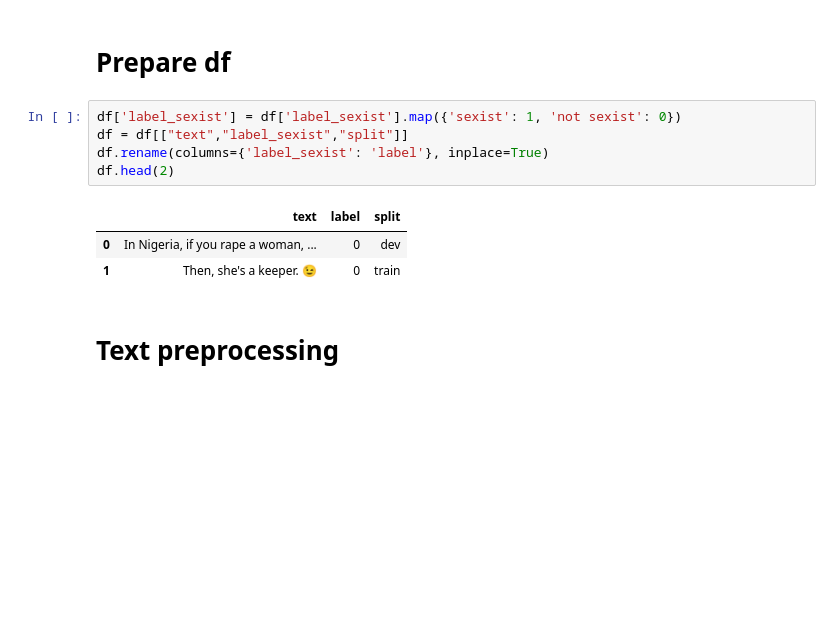
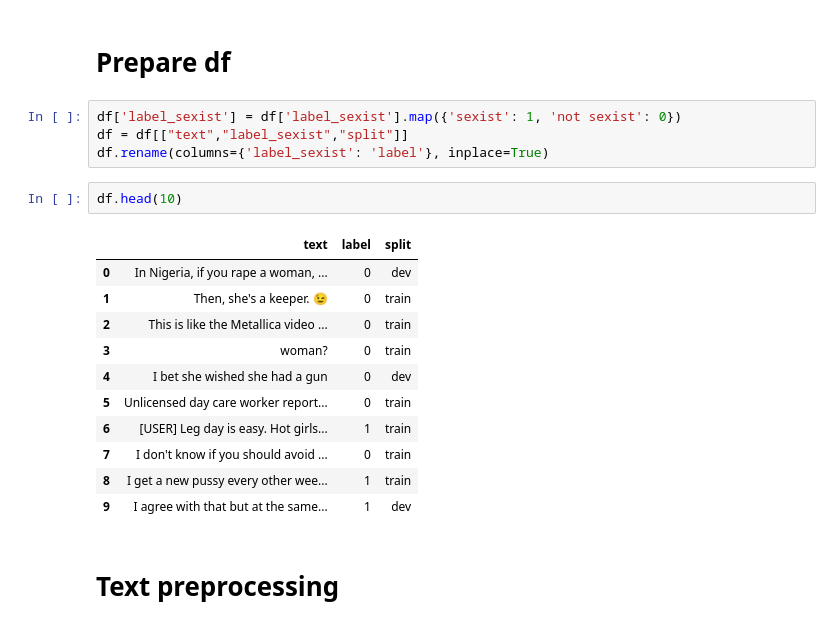
Before and after one commit to SvenGerloff/online_sexism_detection, a Jupyter notebook: milestone_1/00_data_preparation.ipynb, the cells around one changed output. Saved outputs shown, nothing was run; the diff lists cells and outputs as text; blank space fills up the shorter version.

```diff
--- a/milestone_1/00_data_preparation.ipynb
+++ b/milestone_1/00_data_preparation.ipynb
@@ -80,11 +97,20 @@ memory usage: 937.6+ KB
 df['label_sexist'] = df['label_sexist'].map({'sexist': 1, 'not sexist': 0})
 df = df[["text","label_sexist","split"]]
 df.rename(columns={'label_sexist': 'label'}, inplace=True)
-df.head(2)
-# %% [output]
-|  | text | label | split |
-| 0 | In Nigeria, if you rape a woman, ... | 0 | dev |
-| 1 | Then, she's a keeper. 😉 | 0 | train |
+# %%
+df.head(10)
+# %% [output]
+|  | text | label | split |
+| 0 | In Nigeria, if you rape a woman, ... | 0 | dev |
+| 1 | Then, she's a keeper. 😉 | 0 | train |
+| 2 | This is like the Metallica video ... | 0 | train |
+| 3 | woman? | 0 | train |
+| 4 | I bet she wished she had a gun | 0 | dev |
+| 5 | Unlicensed day care worker report... | 0 | train |
+| 6 | [USER] Leg day is easy. Hot girls... | 1 | train |
+| 7 | I don't know if you should avoid ... | 0 | train |
+| 8 | I get a new pussy every other wee... | 1 | train |
+| 9 | I agree with that but at the same... | 1 | dev |
 # %% [markdown]
 # Text preprocessing
 # %%
```
Also changed, not shown: parts of 13 cells of this notebook.
